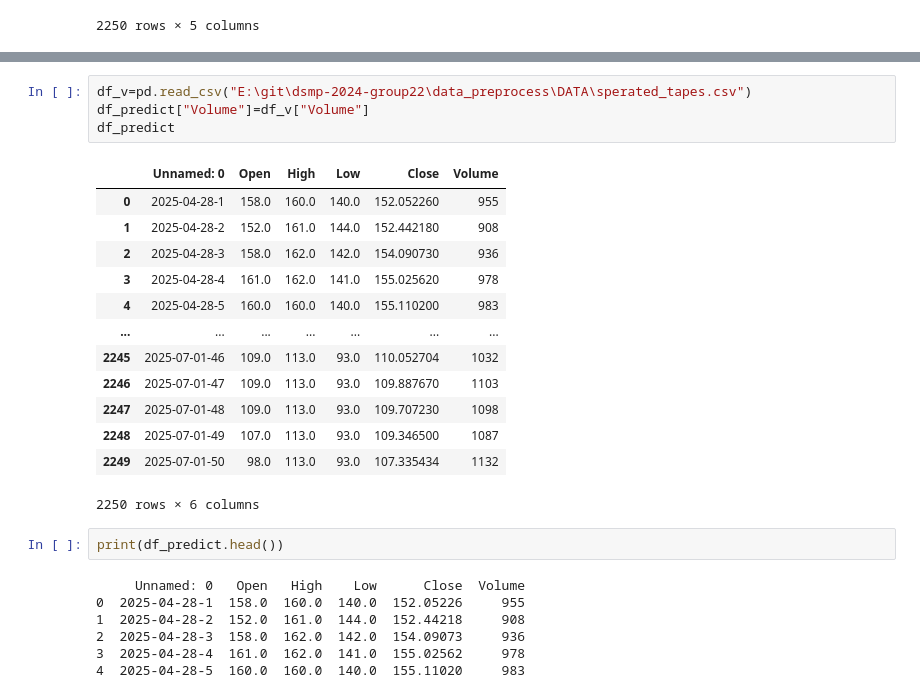
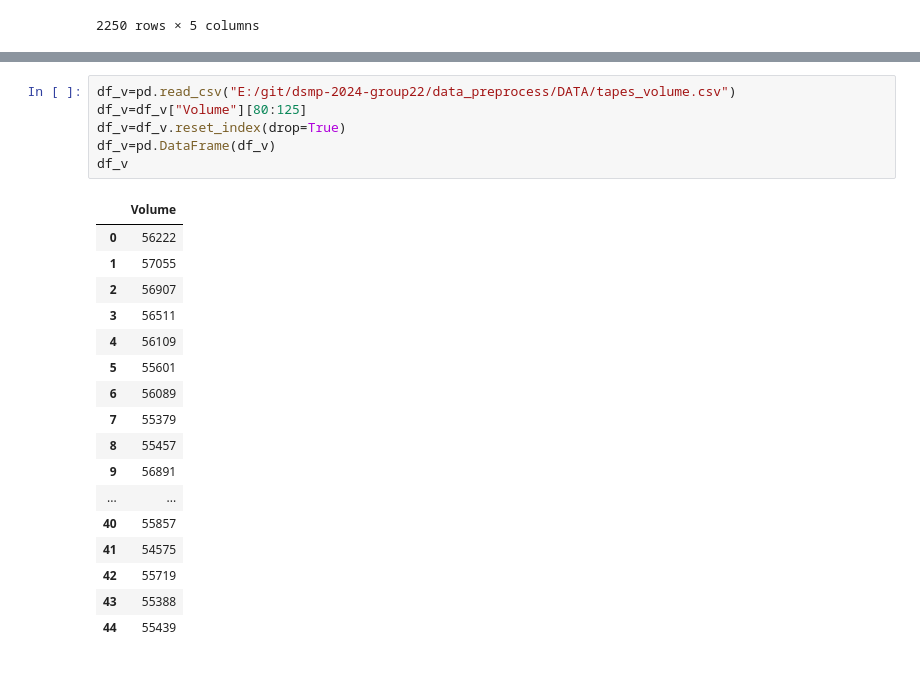
Before and after one commit to UoB-DSMP-2023-24/dsmp-2024-group22, a Jupyter notebook: data_preprocess/trading/LSTM trading test.ipynb, the cells around one changed output, grey strips where cells are left out. Cells and saved outputs as stored; diff of their text form.

```diff
--- a/data_preprocess/trading/LSTM trading test.ipynb
+++ b/data_preprocess/trading/LSTM trading test.ipynb
@@ -44,27 +75,24 @@ df_predict
 # %%
-df_v=pd.read_csv("E:\git\dsmp-2024-group22\data_preprocess\DATA\sperated_tapes.csv")
-df_predict["Volume"]=df_v["Volume"]
-df_predict
+df_v=pd.read_csv("E:/git/dsmp-2024-group22/data_preprocess/DATA/tapes_volume.csv")
+df_v=df_v["Volume"][80:125]
+df_v=df_v.reset_index(drop=True)
+df_v=pd.DataFrame(df_v)
+df_v
 # %% [output]
-|  | Unnamed: 0 | Open | High | Low | Close | Volume |
-| 0 | 2025-04-28-1 | 158.0 | 160.0 | 140.0 | 152.052260 | 955 |
-| 1 | 2025-04-28-2 | 152.0 | 161.0 | 144.0 | 152.442180 | 908 |
-| 2 | 2025-04-28-3 | 158.0 | 162.0 | 142.0 | 154.090730 | 936 |
-| 3 | 2025-04-28-4 | 161.0 | 162.0 | 141.0 | 155.025620 | 978 |
-| 4 | 2025-04-28-5 | 160.0 | 160.0 | 140.0 | 155.110200 | 983 |
-| ... | ... | ... | ... | ... | ... | ... |
-| 2245 | 2025-07-01-46 | 109.0 | 113.0 | 93.0 | 110.052704 | 1032 |
-| 2246 | 2025-07-01-47 | 109.0 | 113.0 | 93.0 | 109.887670 | 1103 |
-| 2247 | 2025-07-01-48 | 109.0 | 113.0 | 93.0 | 109.707230 | 1098 |
-| 2248 | 2025-07-01-49 | 107.0 | 113.0 | 93.0 | 109.346500 | 1087 |
-| 2249 | 2025-07-01-50 | 98.0 | 113.0 | 93.0 | 107.335434 | 1132 |
+|  | Volume |
+| 0 | 56222 |
+| 1 | 57055 |
+| 2 | 56907 |
+| 3 | 56511 |
+| 4 | 56109 |
+| 5 | 55601 |
+| 6 | 56089 |
+| 7 | 55379 |
+| 8 | 55457 |
+| 9 | 56891 |
+| ... | ... |
+| 40 | 55857 |
+| 41 | 54575 |
+| 42 | 55719 |
+| 43 | 55388 |
+| 44 | 55439 |
-2250 rows × 6 columns
-# %%
-print(df_predict.head())
-# %% [output]
-     Unnamed: 0   Open   High    Low      Close  Volume
-0  2025-04-28-1  158.0  160.0  140.0  152.05226     955
-1  2025-04-28-2  152.0  161.0  144.0  152.44218     908
-2  2025-04-28-3  158.0  162.0  142.0  154.09073     936
-3  2025-04-28-4  161.0  162.0  141.0  155.02562     978
-4  2025-04-28-5  160.0  160.0  140.0  155.11020     983
```
Also changed, not shown: parts of 9 cells of this notebook, 4 other files.
